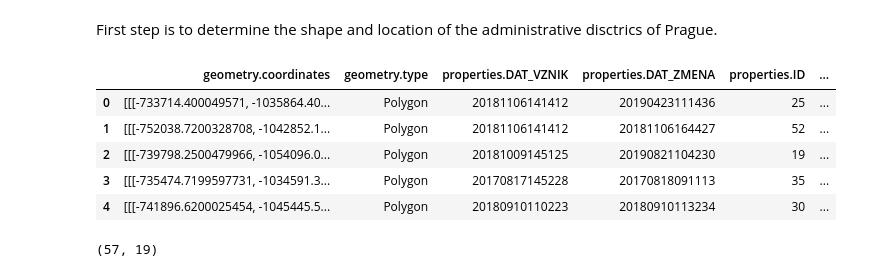
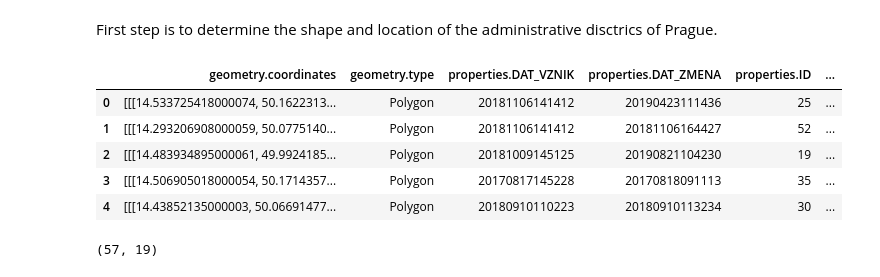
Before and after one commit to tonnyeremin/Urban-Data-Science, a Jupyter notebook: Walking Accessibility.ipynb, the cells around one changed output. Drawn from its saved outputs; the diff is of its cells as text; code cells hidden in the pictures.

```diff
--- a/Walking Accessibility.ipynb
+++ b/Walking Accessibility.ipynb
@@ -73,17 +76,17 @@ This data sets were mainly colleted and structured by Prague Institute of Planni
 # %% [markdown]
 First step is to determine the shape and location of the administrative disctrics of Prague.
 # %%
-mestky_casty_url = 'http://opendata.iprpraha.cz/CUR/DTMP/TMMESTSKECASTI_P/S_JTSK/TMMESTSKECASTI_P.json'
-results = requests.get(mestky_casty_url).json(encoding = "ISO 8859-2")
+mestky_casty_url = 'http://opendata.iprpraha.cz/CUR/DTMP/TMMESTSKECASTI_P/WGS_84/TMMESTSKECASTI_P.json'
+results = requests.get(mestky_casty_url).json(encoding = "utf8")
 mestky_casty = json_normalize(results['features'])
 mestky_casty.head()
 # %% [output]
 |  | geometry.coordinates | geometry.type | properties.DAT_VZNIK | properties.DAT_ZMENA | properties.ID | ... |
-| 0 | [[[-733714.400049571, -1035864.40... | Polygon | 20181106141412 | 20190423111436 | 25 | ... |
-| 1 | [[[-752038.7200328708, -1042852.1... | Polygon | 20181106141412 | 20181106164427 | 52 | ... |
-| 2 | [[[-739798.2500479966, -1054096.0... | Polygon | 20181009145125 | 20190821104230 | 19 | ... |
-| 3 | [[[-735474.7199597731, -1034591.3... | Polygon | 20170817145228 | 20170818091113 | 35 | ... |
-| 4 | [[[-741896.6200025454, -1045445.5... | Polygon | 20180910110223 | 20180910113234 | 30 | ... |
+| 0 | [[[14.533725418000074, 50.1622313... | Polygon | 20181106141412 | 20190423111436 | 25 | ... |
+| 1 | [[[14.293206908000059, 50.0775140... | Polygon | 20181106141412 | 20181106164427 | 52 | ... |
+| 2 | [[[14.483934895000061, 49.9924185... | Polygon | 20181009145125 | 20190821104230 | 19 | ... |
+| 3 | [[[14.506905018000054, 50.1714357... | Polygon | 20170817145228 | 20170818091113 | 35 | ... |
+| 4 | [[[14.43852135000003, 50.06691477... | Polygon | 20180910110223 | 20180910113234 | 30 | ... |
 # %%
 mestky_casty.shape
 # %% [output]
```
Also changed, not shown: parts of 20 cells of this notebook.
